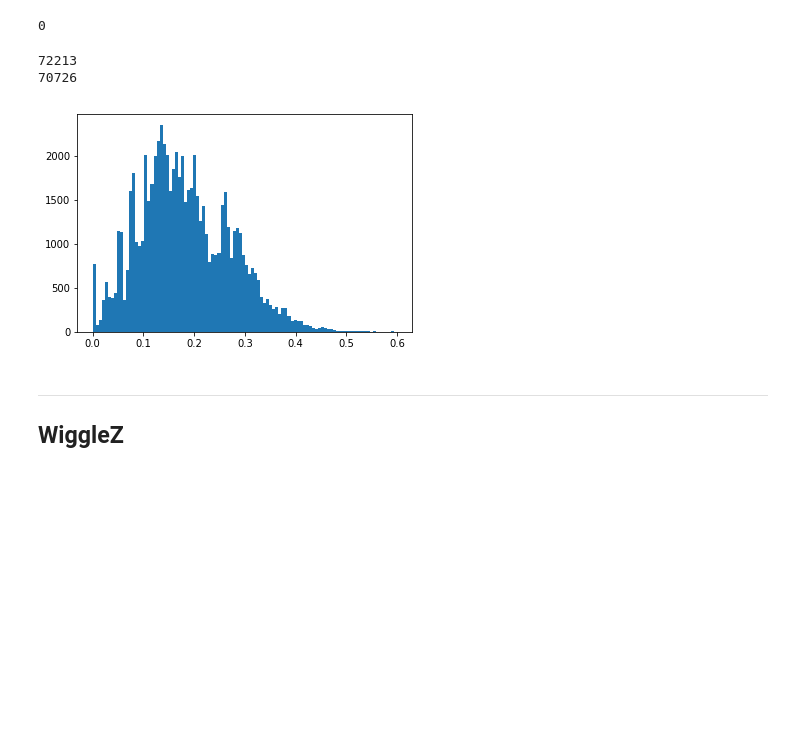
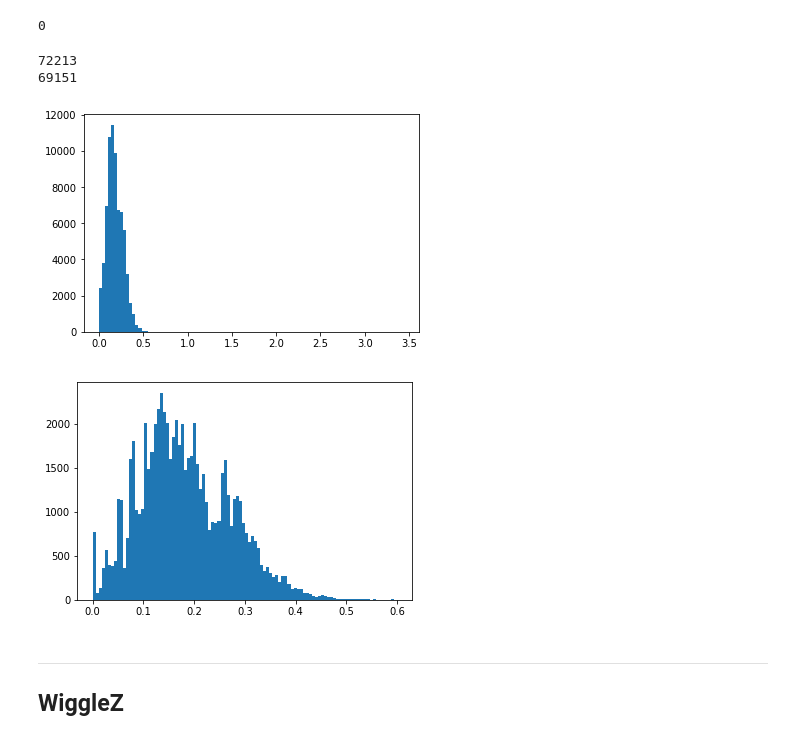
Before and after one commit to rongpu/desi-truth-table, a Jupyter notebook: notebooks/check_for_duplicates.ipynb, the cells around one changed output. Cells and saved outputs as stored; diff of their text form; code cells hidden in the pictures; blank space fills up the shorter version.

```diff
--- a/notebooks/check_for_duplicates.ipynb
+++ b/notebooks/check_for_duplicates.ipynb
@@ -278,16 +278,19 @@ match_coord.match_self(cat['RA'], cat['DEC'])
 0
 # %%
 print(len(cat))
-print(np.sum(cat['NQ']>2))
+print(np.sum(cat['NQ']>=4))
 # %% [output]
 72213
-70726
+69151
 # %%
 mask = cat['NQ']>2
+plt.hist(cat['Z'][mask], bins=100)
+plt.show()
 plt.hist(cat['Z'][mask], bins=100, range=(0, 0.6))
 plt.show()
 # %% [output]
-[figure, old version]
+[figure, new version]
+[figure, added]
 # %% [markdown]
 ---------
 ## WiggleZ
```
Also changed, not shown: parts of 6 cells of this notebook, 5 other files.
